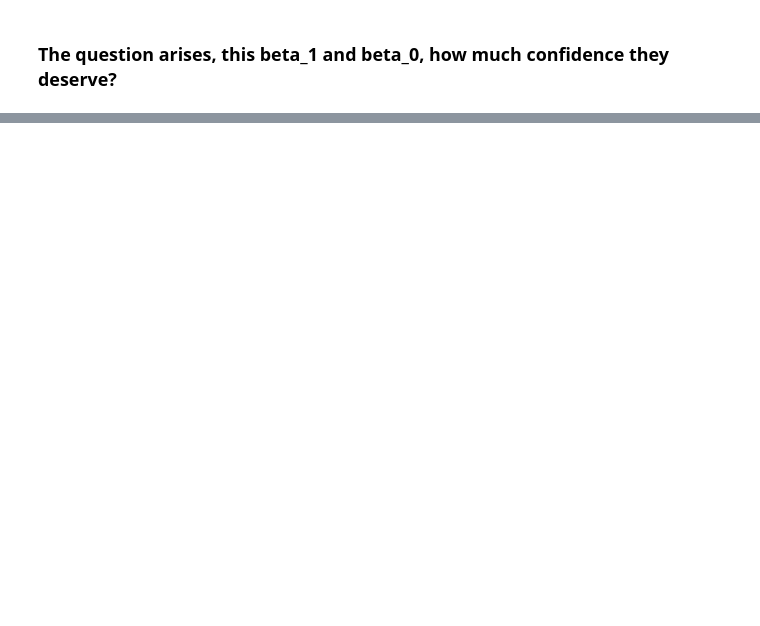
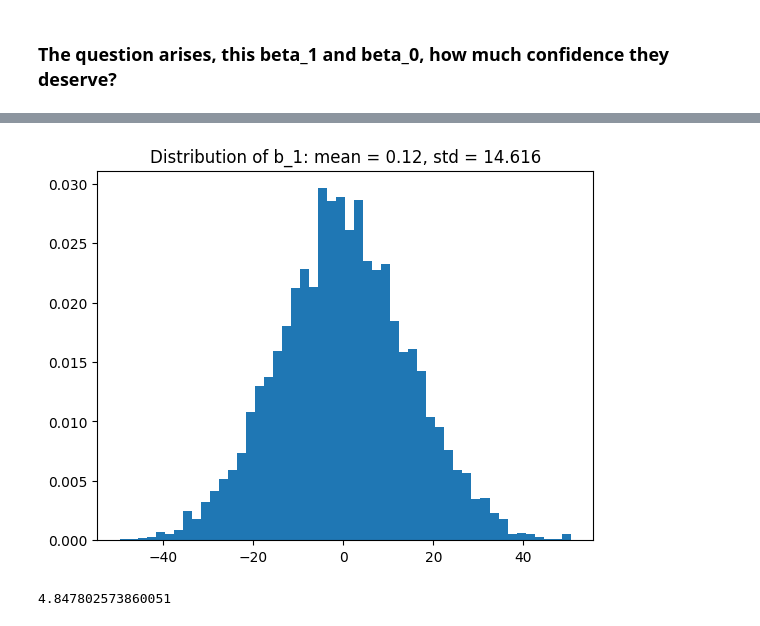
Before and after one commit to Apurro12/ISL, a Jupyter notebook: Evolución estadisticos.ipynb, the cells around one changed output, grey strips where cells are left out. Cells and saved outputs as stored; diff of their text form; code cells hidden in the pictures; blank space fills up the shorter version.

```diff
--- a/Evolución estadisticos.ipynb
+++ b/Evolución estadisticos.ipynb
@@ -46,0 +51,12 @@ Image(filename = "img/img_0.png", width=1000, height=1000)
+# %%
+list_beta_1 = []
+
+num_experiments = 5000
+for current_experiment in range(num_experiments):
+    x = np.random.rand(num_data)
+    y = x + np.random.normal(size = num_data, scale = sigma)
+
+    model = LinearRegression()
+    model.fit(x.reshape(-1,1),y_0)
+
+    list_beta_1.append(model.coef_[0])
@@ -46,0 +66,6 @@ Image(filename = "img/img_0.png", width=1000, height=1000)
+# %%
+plt.title(f"Distribution of b_1: mean = {np.round(list_beta_1_mean,2)}, std = {np.round(list_beta_1_std,3)}")
+plt.hist(list_beta_1, bins = 50, density = True)
+plt.show()
+# %% [output]
+[figure, added]
@@ -46,0 +75,4 @@ Image(filename = "img/img_0.png", width=1000, height=1000)
+# %%
+(sigma**2 / ((x - x.mean())**2).sum())
+# %% [output]
+4.847802573860051
```
Also changed, not shown: parts of 7 cells of this notebook, 1 other file.
